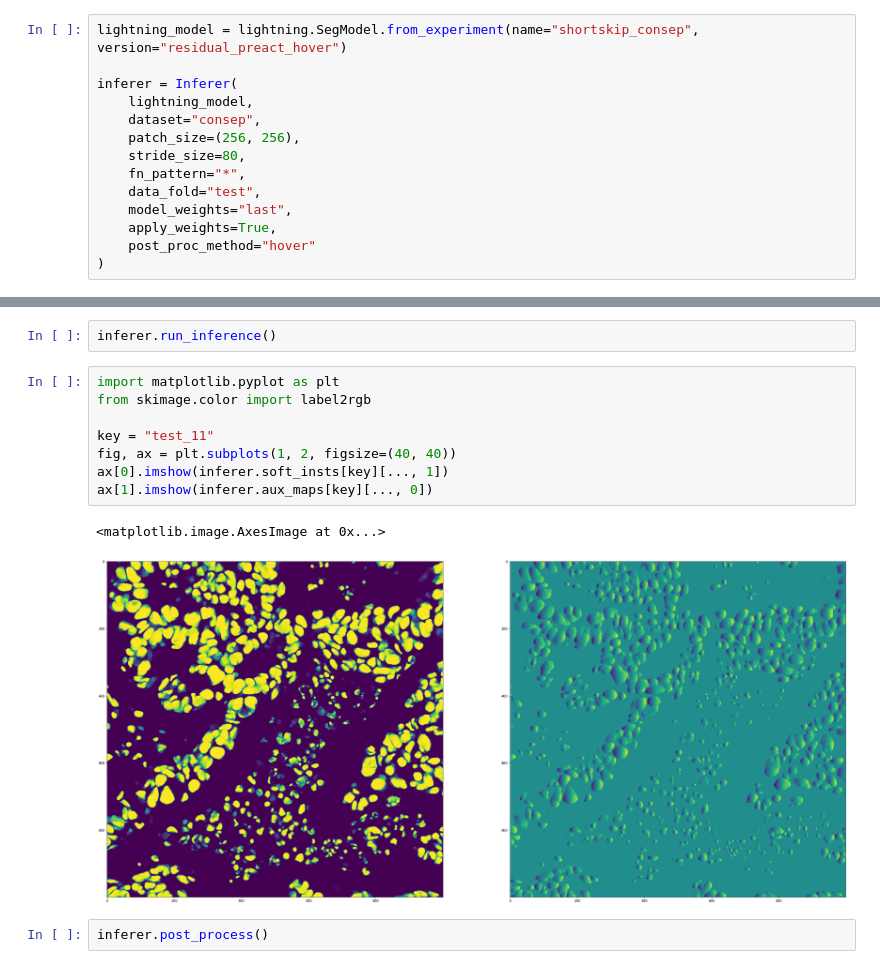
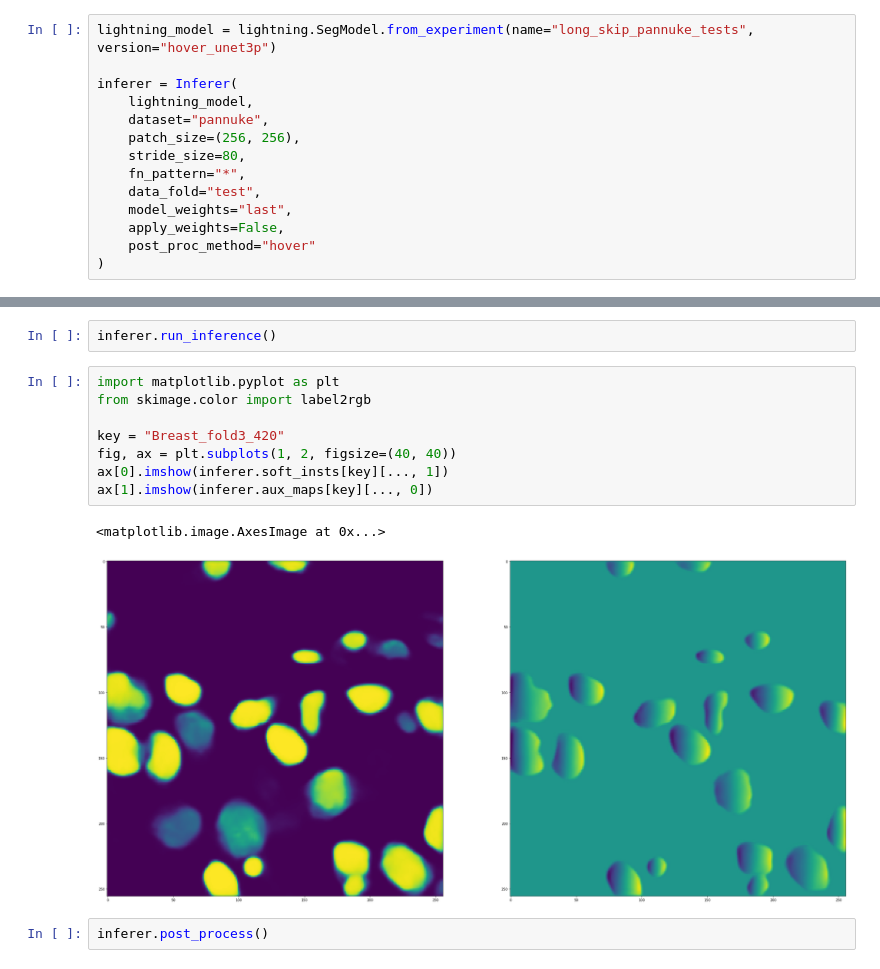
Before and after one commit to okunator/Dippa, a Jupyter notebook: notebooks/2_infer_and_benchmark.ipynb, the cells around one changed output, grey strips where cells are left out. Saved outputs shown, nothing was run; the diff lists cells and outputs as text.

```diff
--- a/notebooks/2_infer_and_benchmark.ipynb
+++ b/notebooks/2_infer_and_benchmark.ipynb
@@ -3,17 +3,17 @@ from src.dl.inference.inferer import Inferer
 import src.dl.lightning as lightning
 from src.config import CONFIG
 # %%
-lightning_model = lightning.SegModel.from_experiment(name="shortskip_consep", version="residual_preact_hover")
+lightning_model = lightning.SegModel.from_experiment(name="long_skip_pannuke_tests", version="hover_unet3p")
 
 inferer = Inferer(
     lightning_model,
-    dataset="consep",
+    dataset="pannuke",
     patch_size=(256, 256),
     stride_size=80,
     fn_pattern="*",
     data_fold="test",
     model_weights="last",
-    apply_weights=True,
+    apply_weights=False,
     post_proc_method="hover"
 )
 # %%
@@ -23,14 +23,14 @@ inferer.run_inference()
 # %%
 import matplotlib.pyplot as plt
 from skimage.color import label2rgb
 
-key = "test_11"
+key = "Breast_fold3_420"
 fig, ax = plt.subplots(1, 2, figsize=(40, 40))
 ax[0].imshow(inferer.soft_insts[key][..., 1])
 ax[1].imshow(inferer.aux_maps[key][..., 0])
 # %% [output]
 <matplotlib.image.AxesImage at 0x...>
-[figure, old version]
+[figure, new version]
 # %%
 inferer.post_process()
 # %%
```
Also changed, not shown: 7 other files.
